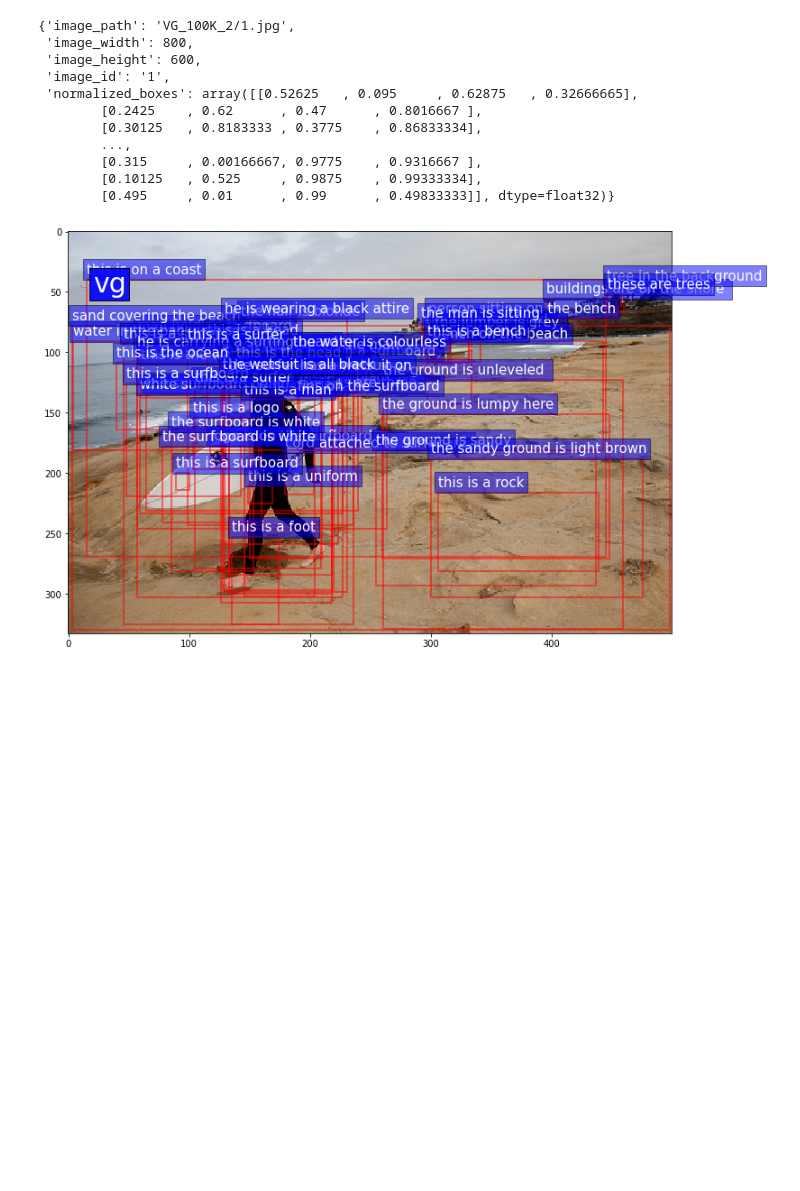
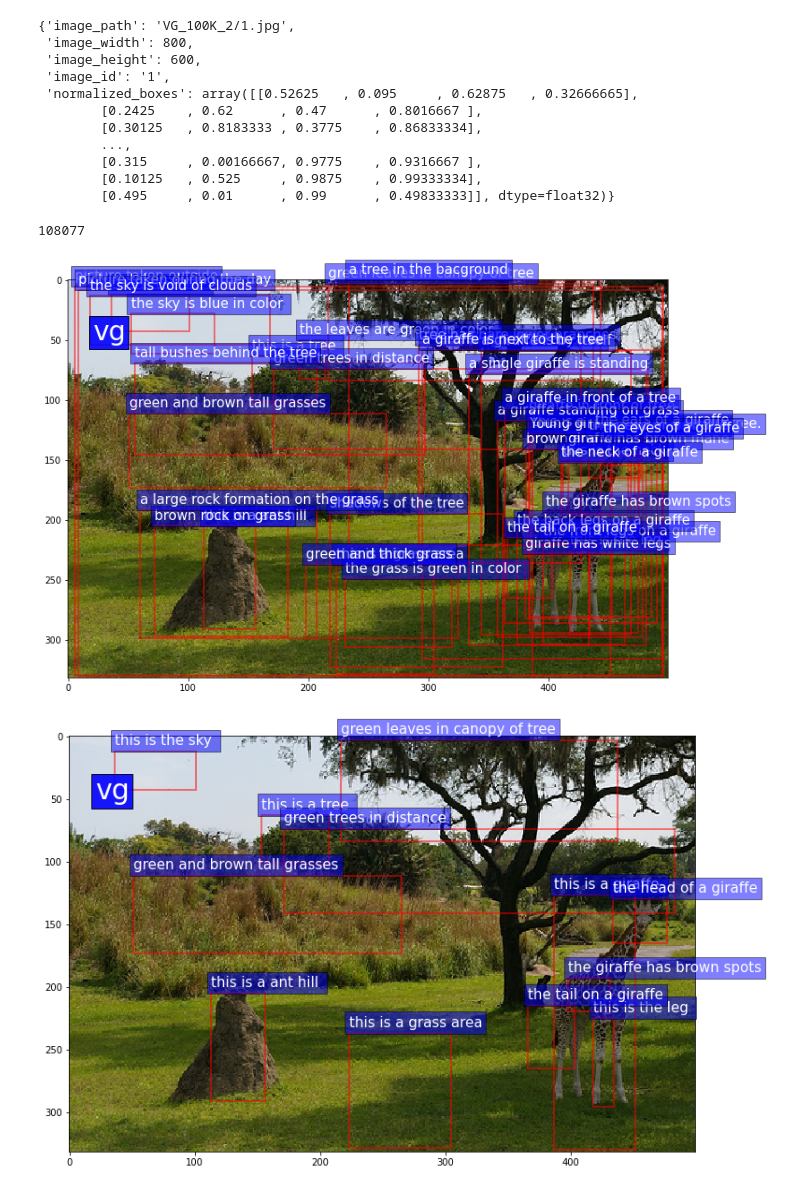
Before and after one commit to vincentlux/rel-aug-textvqa, a Jupyter notebook: scripts/merge_vg_bbox.ipynb, the cells around one changed output. Saved outputs shown, nothing was run; the diff lists cells and outputs as text; code cells hidden in the pictures; blank space fills up the shorter version.

Commit message:
delete boxes with same description

```diff
--- a/scripts/merge_vg_bbox.ipynb
+++ b/scripts/merge_vg_bbox.ipynb
@@ -17,8 +17,8 @@ plt.rcParams['image.cmap'] = 'gray'  # use grayscale output rather than a (poten
 random.seed(1)
 # %%
 # load data and visualize q and bbox
-region_desc_name = '../data/data/datasets/vg/region_descriptions.json'
-img_path = '../data/data/datasets/vg/'
+region_desc_name = '../data/data/datasets/vg/region/region_descriptions.json'
+img_path = '../data/data/datasets/vg/images'
 vg_boxes_name = '../data/data/datasets/vg/vg_boxes.npy'
 
 region_desc_data = json.load(open(region_desc_name))
@@ -42,6 +42,7 @@ vg_boxes_data[0]
         [0.495     , 0.01      , 0.99      , 0.49833333]], dtype=float32)}
 # %%
 def display_img(pred_im_path, ocr_results, notes='vg'):
+    plt.figure()
     im = cv2.imread(pred_im_path)
     im = cv2.cvtColor(im, cv2.COLOR_BGR2RGB)
     plt.imshow(im)
@@ -101,12 +102,39 @@ def nms(dets, thresh):
         order = order[inds + 1]
 
     return keep
+
+def remove_same_texts(reg_info):
+    current_texts = set()
+    ret = []
+    for info in reg_info:
+        if info["txt"] not in current_texts:
+            ret.append(info)
+            current_texts.add(info["txt"])
+    return ret
+
+def prepare_regions(box_info, nms_thresh=0.1, compare_display=False, return_number=False):
+    region_info = imgid_region_map[int(box_info['image_id'])]
+    region_info = post_process_results(region_info)
+    if return_number:
+        ori_number = len(region_info)
+    if compare_display:
+        display_img(os.path.join(img_path, box_info['image_path']), region_info)
+    all_regions = np.array([[i['bbox'][0][0],i['bbox'][0][1],i['bbox'][1][0],i['bbox'][1][1]] for i in region_info])
+    # apply nms
+    regions_needed = nms(all_regions, thresh=nms_thresh)
+    region_info = [r for i, r in enumerate(region_info) if i in regions_needed]
+    region_info = remove_same_texts(region_info)
+    if compare_display:
+        display_img(os.path.join(img_path, box_info['image_path']), region_info)
+    if return_number:
+        return region_info, ori_number, len(region_info)
+    else:
+        return region_info
 # %%
 # randomly sample an image from vg_boxes_data
-box_info = random.choice(vg_boxes_data)
-region_info = imgid_region_map[int(box_info['image_id'])]
-region_info = post_process_results(region_info)
+print(len(vg_boxes_data))
+region_info = prepare_regions(random.choice(vg_boxes_data), compare_display=True)
+# %% [output]
+108077
+[figure, added]
+[figure, added]
-# %%
-display_img(os.path.join(img_path, box_info['image_path']), region_info)
-# %% [output]
-[figure, removed]
```
Also changed, not shown: parts of 3 cells of this notebook, 1 other file.
